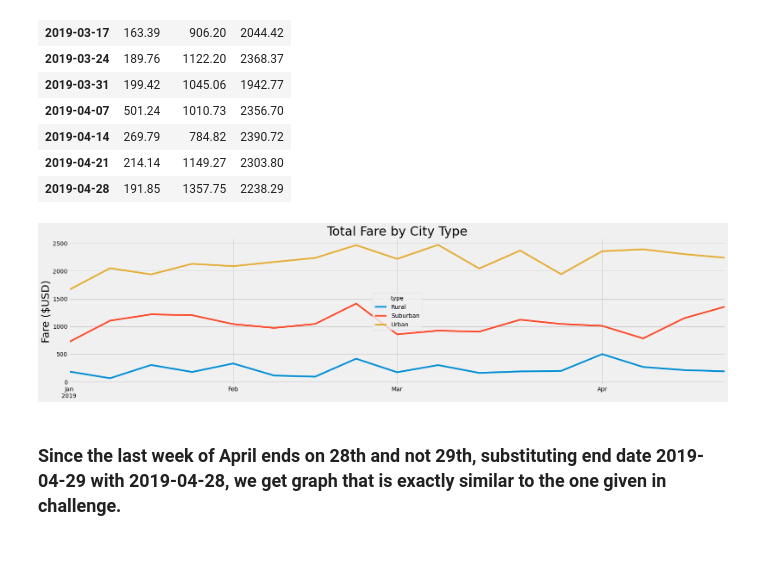
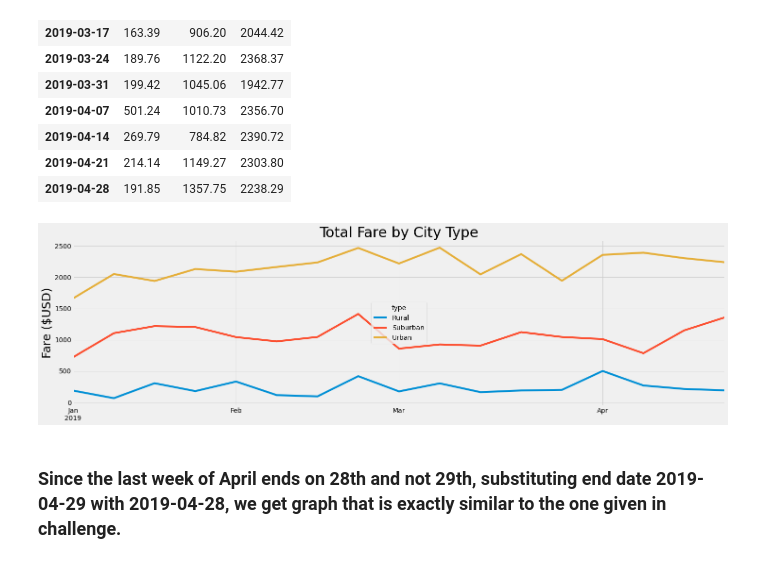
Before and after one commit to sanketkumaronline/PyBer_Analysis, a Jupyter notebook: PyBer_Challenge.ipynb, the cells around one changed output. Cells and saved outputs as stored; diff of their text form; code cells hidden in the pictures.

```diff
--- a/PyBer_Challenge.ipynb
+++ b/PyBer_Challenge.ipynb
@@ -160,19 +160,19 @@ pyber_dates_df
 # %%
 # 8. Using the object-oriented interface method, plot the resample DataFrame using the df.plot() function.
 
 # Import the style from Matplotlib.
 from matplotlib import style
 # Use the graph style fivethirtyeight.
 style.use('fivethirtyeight')
-pyber_dates_df.plot(figsize=(25, 6))
+pyber_dates_df.plot(figsize=(22, 6))
 plt.ylabel("Fare ($USD)", fontsize = 25)
 plt.xlabel("")
 plt.title("Total Fare by City Type", fontsize = 30)
 plt.show()
 
 ## The below graph differs from the graph given in challenge/assignment towards the extreme right due to last date selected in DataFrame. Pleae scroll below for more details.##
 # %% [output]
-[figure, old version]
+[figure, new version]
 # %% [markdown]
 ### Since the last week of April ends on 28th and not 29th, substituting end date 2019-04-29 with 2019-04-28, we get graph that is exactly similar to the one given in challenge.
 # %% [markdown]
```
Also changed, not shown: parts of 1 cell of this notebook, 1 other file.
